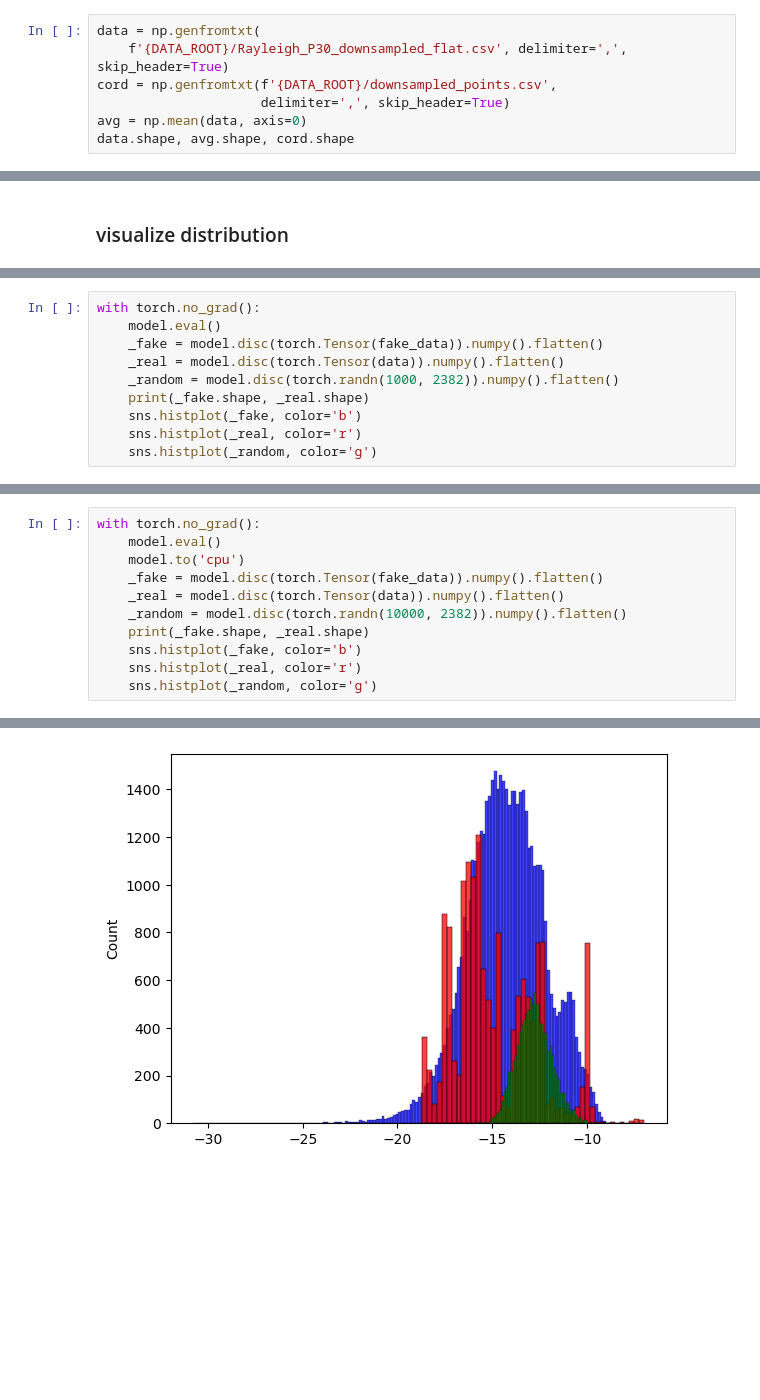
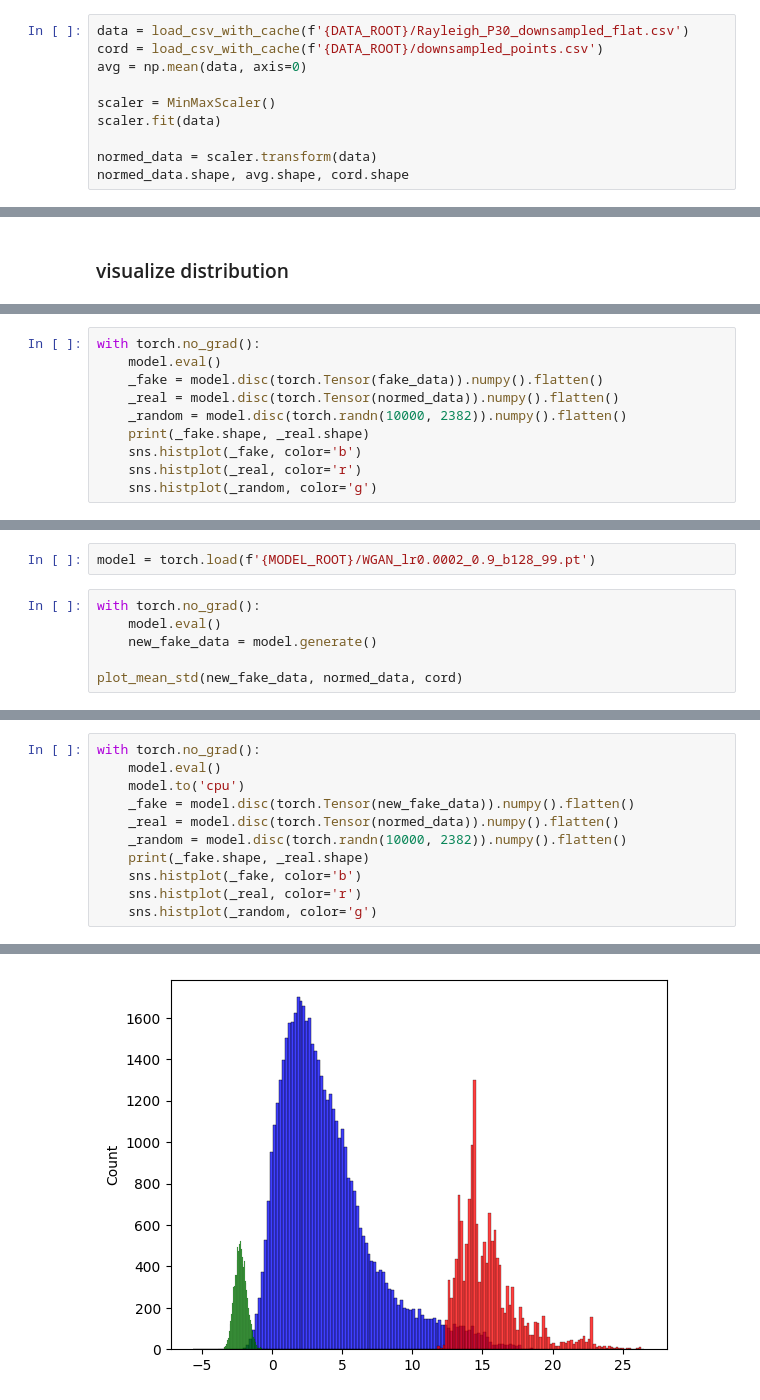
Before and after one commit to Moenupa/EIGAN, a Jupyter notebook: SCRIPTS/submission.ipynb, the cells around one changed output, grey strips where cells are left out. Saved outputs shown, nothing was run; the diff lists cells and outputs as text; blank space fills up the shorter version.

```diff
--- a/SCRIPTS/submission.ipynb
+++ b/SCRIPTS/submission.ipynb
@@ -44,10 +46,13 @@ model paths: ['../MODEL\\WGAN_149.pt', '../MODEL\\WGAN_199.pt', '../MODEL\\WGAN_
 # %%
-data = np.genfromtxt(
-    f'{DATA_ROOT}/Rayleigh_P30_downsampled_flat.csv', delimiter=',', skip_header=True)
-cord = np.genfromtxt(f'{DATA_ROOT}/downsampled_points.csv',
-                     delimiter=',', skip_header=True)
+data = load_csv_with_cache(f'{DATA_ROOT}/Rayleigh_P30_downsampled_flat.csv')
+cord = load_csv_with_cache(f'{DATA_ROOT}/downsampled_points.csv')
 avg = np.mean(data, axis=0)
-data.shape, avg.shape, cord.shape
+
+scaler = MinMaxScaler()
+scaler.fit(data)
+
+normed_data = scaler.transform(data)
+normed_data.shape, avg.shape, cord.shape
 # %% [output]
 ((15400, 2382), (2382,), (2382, 2))
 # %% [markdown]
@@ -109,8 +95,8 @@ sns.histplot(data[:, 0], color='r')
 with torch.no_grad():
     model.eval()
     _fake = model.disc(torch.Tensor(fake_data)).numpy().flatten()
-    _real = model.disc(torch.Tensor(data)).numpy().flatten()
-    _random = model.disc(torch.randn(1000, 2382)).numpy().flatten()
+    _real = model.disc(torch.Tensor(normed_data)).numpy().flatten()
+    _random = model.disc(torch.randn(10000, 2382)).numpy().flatten()
     print(_fake.shape, _real.shape)
     sns.histplot(_fake, color='b')
     sns.histplot(_real, color='r')
@@ -178,0 +111,8 @@ for _ax, _title, _avg in zip(axes,
+# %%
+model = torch.load(f'{MODEL_ROOT}/WGAN_lr0.0002_0.9_b128_99.pt')
+# %%
+with torch.no_grad():
+    model.eval()
+    new_fake_data = model.generate()
+
+plot_mean_std(new_fake_data, normed_data, cord)
@@ -179,14 +128,14 @@ for _ax, _title, _avg in zip(axes,
 # %%
 with torch.no_grad():
     model.eval()
     model.to('cpu')
-    _fake = model.disc(torch.Tensor(fake_data)).numpy().flatten()
-    _real = model.disc(torch.Tensor(data)).numpy().flatten()
+    _fake = model.disc(torch.Tensor(new_fake_data)).numpy().flatten()
+    _real = model.disc(torch.Tensor(normed_data)).numpy().flatten()
     _random = model.disc(torch.randn(10000, 2382)).numpy().flatten()
     print(_fake.shape, _real.shape)
     sns.histplot(_fake, color='b')
     sns.histplot(_real, color='r')
     sns.histplot(_random, color='g')
 # %% [output]
 (50000,) (15400,)
-[figure, old version]
+[figure, new version]
```
Also changed, not shown: parts of 17 cells of this notebook, 5 other files.
